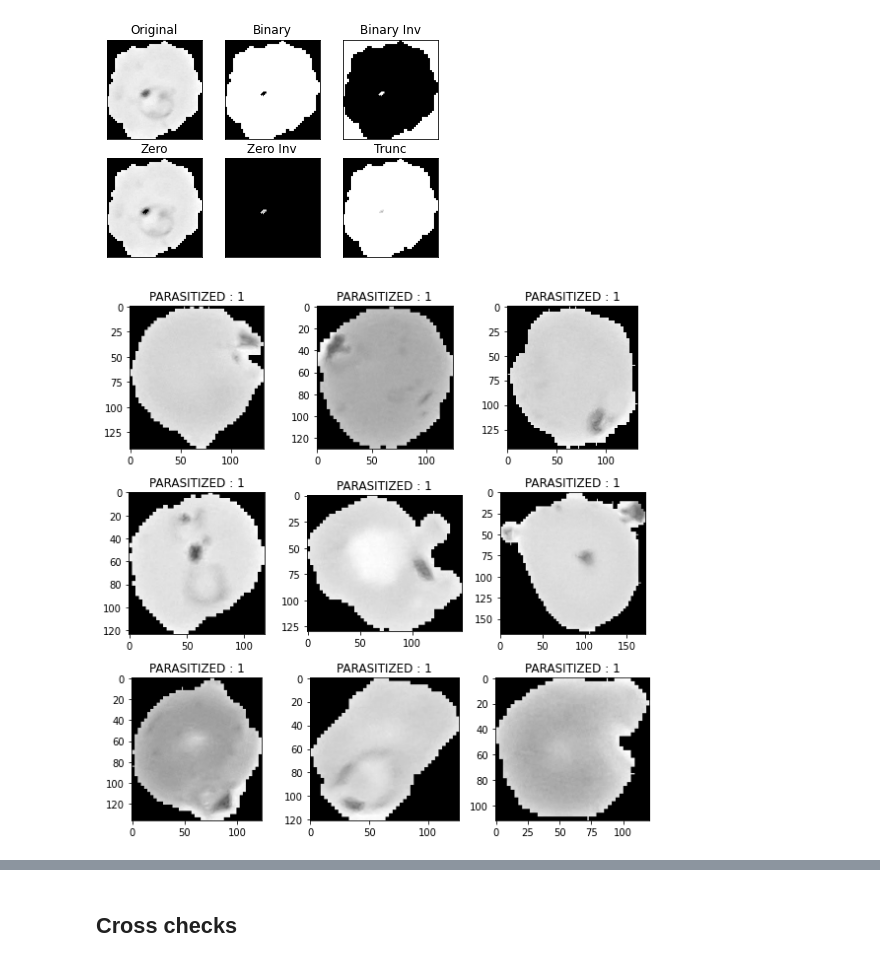
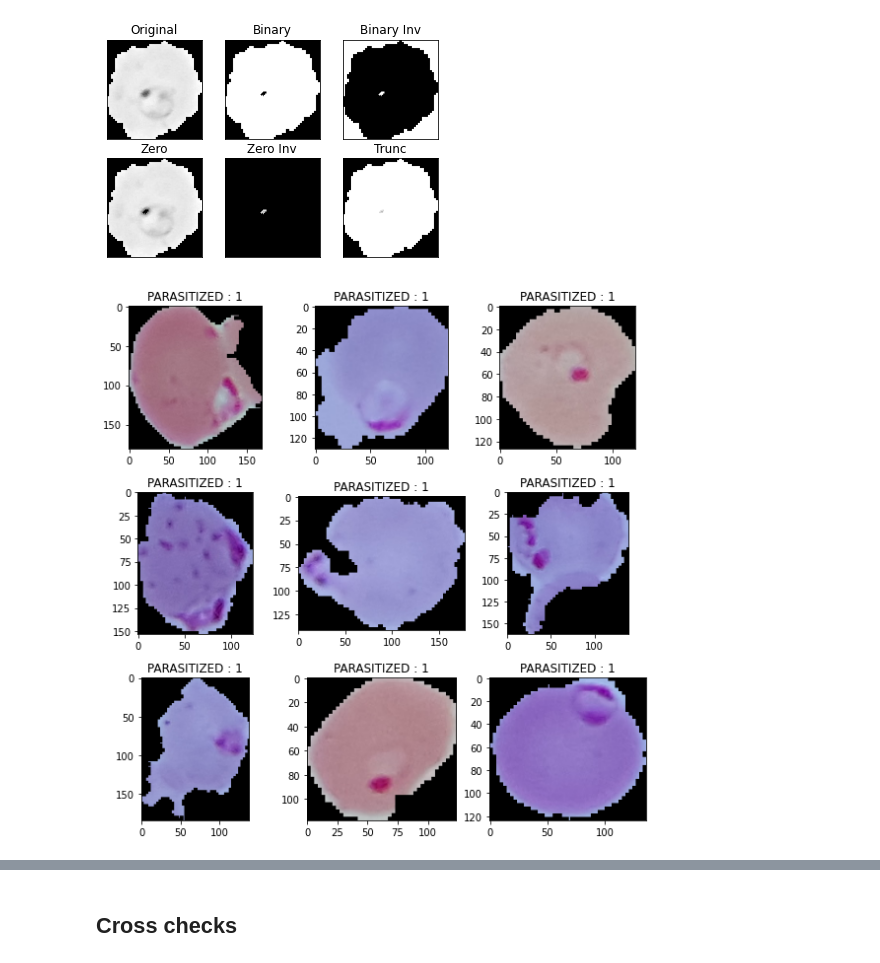
Before and after one commit to UttaraKet1607/Malarial-Cell-Image-Segmentation, a Jupyter notebook: Segmentation.ipynb, the cells around one changed output, grey strips where cells are left out. Cells and saved outputs as stored; diff of their text form; code cells hidden in the pictures.

```diff
--- a/Segmentation.ipynb
+++ b/Segmentation.ipynb
@@ -125,14 +155,14 @@ plt.show()
 # %%
 plt.figure(figsize = (8,8))
 for i in range(9):
     plt.subplot(3, 3, i+1)
-    img = cv2.imread('/content/cell_images/Parasitized' + "/" + parasitized_data[i],0)
+    img = cv2.imread('/content/cell_images/Parasitized' + "/" + parasitized_data[i])
     plt.imshow(img, cmap='gray')
     plt.title('PARASITIZED : 1')
     plt.tight_layout()
 plt.show()
 # %% [output]
-[figure, old version]
+[figure, new version]
 # %%
 plt.figure(figsize = (8,8))
 for i in range(9):
```
Also changed, not shown: parts of 12 cells of this notebook.
